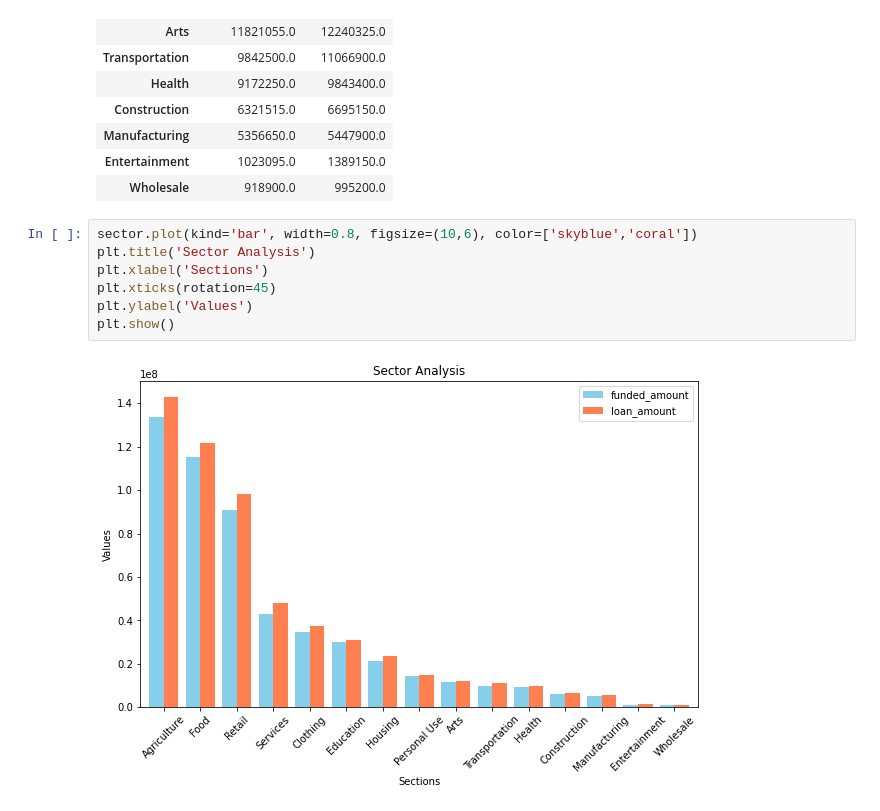
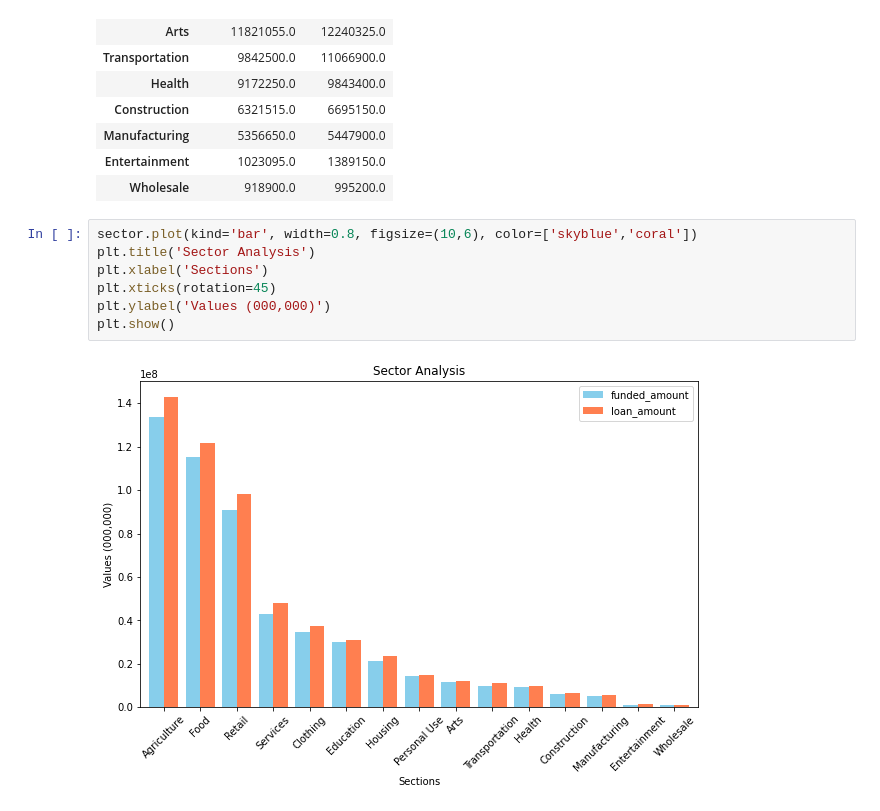
Before and after one commit to vmose/Python_Notebooks, a Jupyter notebook: kiva_analysis.ipynb, the cells around one changed output. Cells and saved outputs as stored; diff of their text form.

```diff
--- a/kiva_analysis.ipynb
+++ b/kiva_analysis.ipynb
@@ -123,9 +123,9 @@ sector
 # %%
 sector.plot(kind='bar', width=0.8, figsize=(10,6), color=['skyblue','coral'])
 plt.title('Sector Analysis')
 plt.xlabel('Sections')
 plt.xticks(rotation=45)
-plt.ylabel('Values')
+plt.ylabel('Values (000,000)')
 plt.show()
 # %% [output]
-[figure, old version]
+[figure, new version]
```
Also changed, not shown: parts of 1 cell of this notebook.
